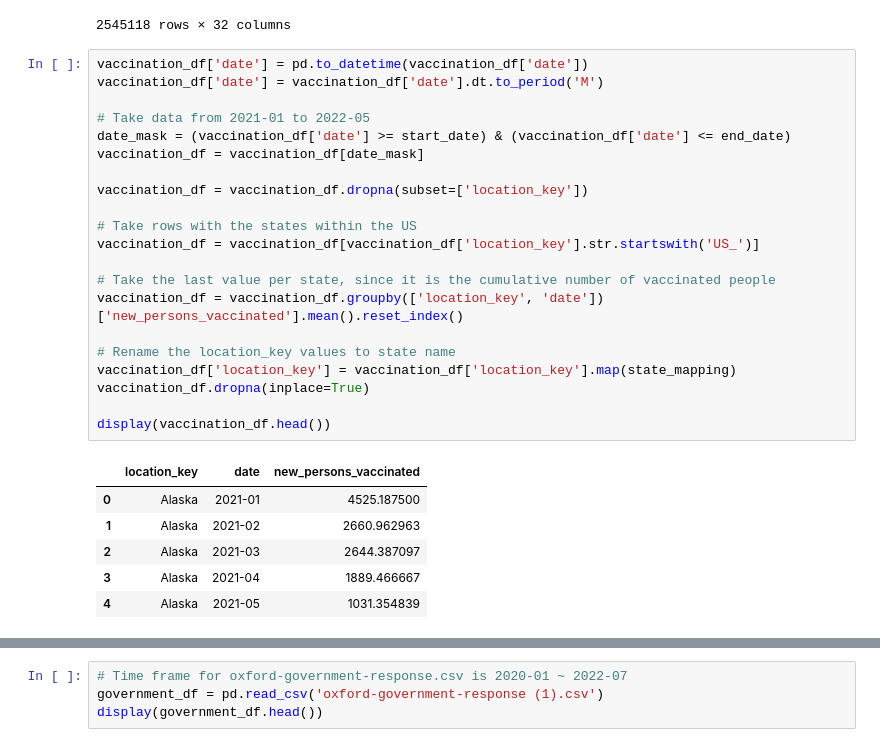
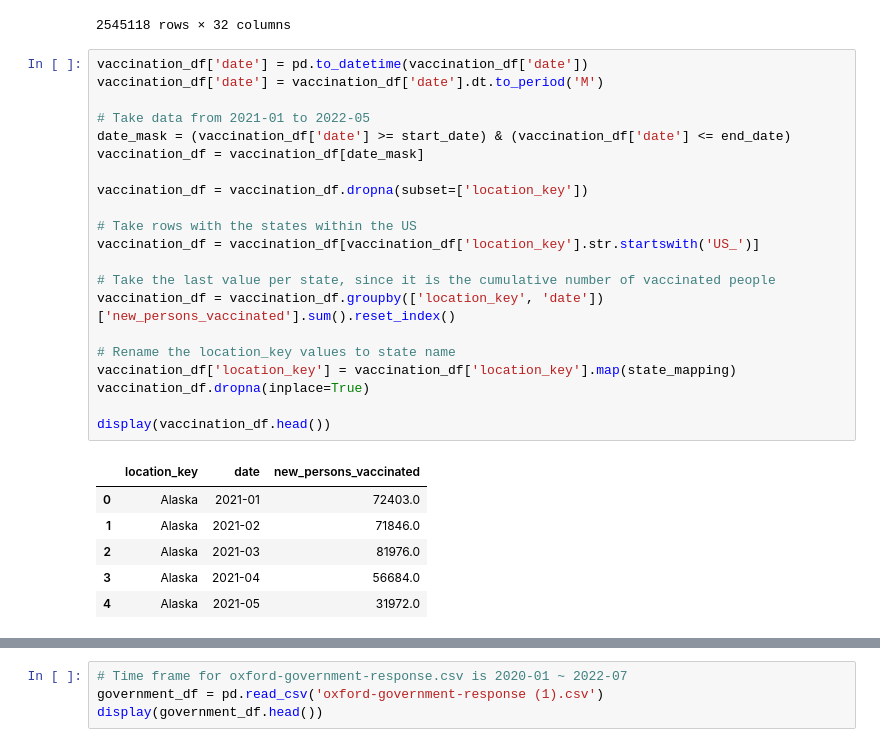
Before and after one commit to eunjeongc/covcast, a Jupyter notebook: Linear Regression.ipynb, the cells around one changed output, grey strips where cells are left out. Drawn from its saved outputs; the diff is of its cells as text.

```diff
--- a/Linear Regression.ipynb
+++ b/Linear Regression.ipynb
@@ -305,28 +306,28 @@ display(vaccination_df)
 # %%
 vaccination_df['date'] = pd.to_datetime(vaccination_df['date'])
 vaccination_df['date'] = vaccination_df['date'].dt.to_period('M')
 
 # Take data from 2021-01 to 2022-05
 date_mask = (vaccination_df['date'] >= start_date) & (vaccination_df['date'] <= end_date)
 vaccination_df = vaccination_df[date_mask]
 
 vaccination_df = vaccination_df.dropna(subset=['location_key'])
 
 # Take rows with the states within the US
 vaccination_df = vaccination_df[vaccination_df['location_key'].str.startswith('US_')]
 
 # Take the last value per state, since it is the cumulative number of vaccinated people
-vaccination_df = vaccination_df.groupby(['location_key', 'date'])['new_persons_vaccinated'].mean().reset_index()
+vaccination_df = vaccination_df.groupby(['location_key', 'date'])['new_persons_vaccinated'].sum().reset_index()
 
 # Rename the location_key values to state name
 vaccination_df['location_key'] = vaccination_df['location_key'].map(state_mapping)
 vaccination_df.dropna(inplace=True)
 
 display(vaccination_df.head())
 # %% [output]
 |  | location_key | date | new_persons_vaccinated |
-| 0 | Alaska | 2021-01 | 4525.187500 |
-| 1 | Alaska | 2021-02 | 2660.962963 |
-| 2 | Alaska | 2021-03 | 2644.387097 |
-| 3 | Alaska | 2021-04 | 1889.466667 |
-| 4 | Alaska | 2021-05 | 1031.354839 |
+| 0 | Alaska | 2021-01 | 72403.0 |
+| 1 | Alaska | 2021-02 | 71846.0 |
+| 2 | Alaska | 2021-03 | 81976.0 |
+| 3 | Alaska | 2021-04 | 56684.0 |
+| 4 | Alaska | 2021-05 | 31972.0 |
```
Also changed, not shown: parts of 29 cells of this notebook.
